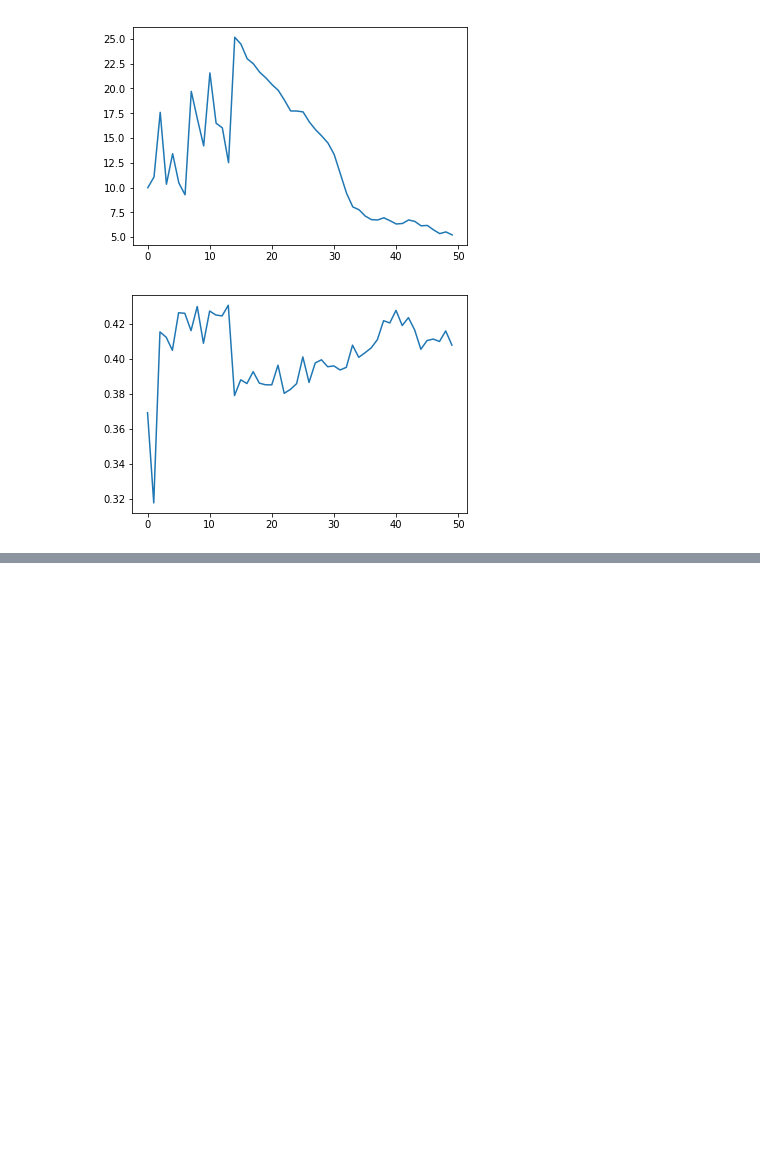
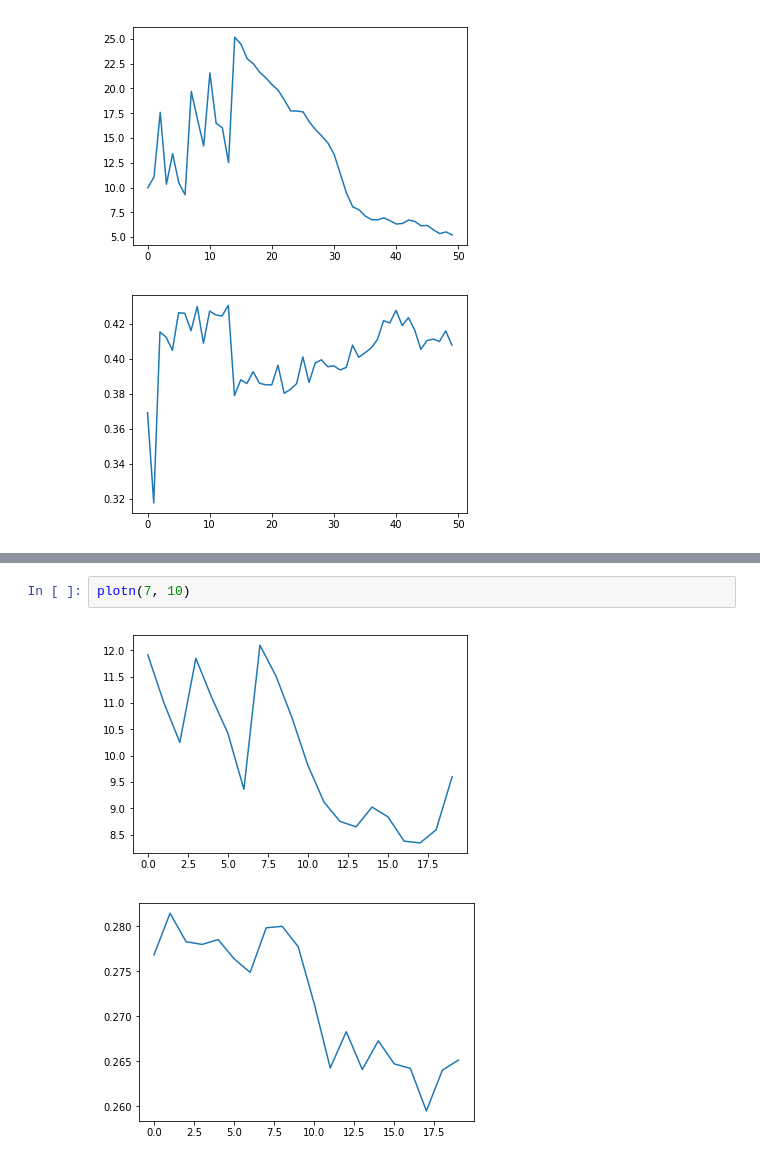
Before and after one commit to D2KLab/touringrec, a Jupyter notebook: SetupScript/RNN/show_results.ipynb, the cells around one changed output, grey strips where cells are left out. Drawn from its saved outputs; the diff is of its cells as text; blank space fills up the shorter version.

```diff
--- a/SetupScript/RNN/show_results.ipynb
+++ b/SetupScript/RNN/show_results.ipynb
@@ -136,0 +192,5 @@ TypeError: unhashable type: 'numpy.ndarray'
+# %%
+plotn(7, 10)
+# %% [output]
+[figure, added]
+[figure, added]
```
Also changed, not shown: parts of 8 cells of this notebook, 8 other files.
